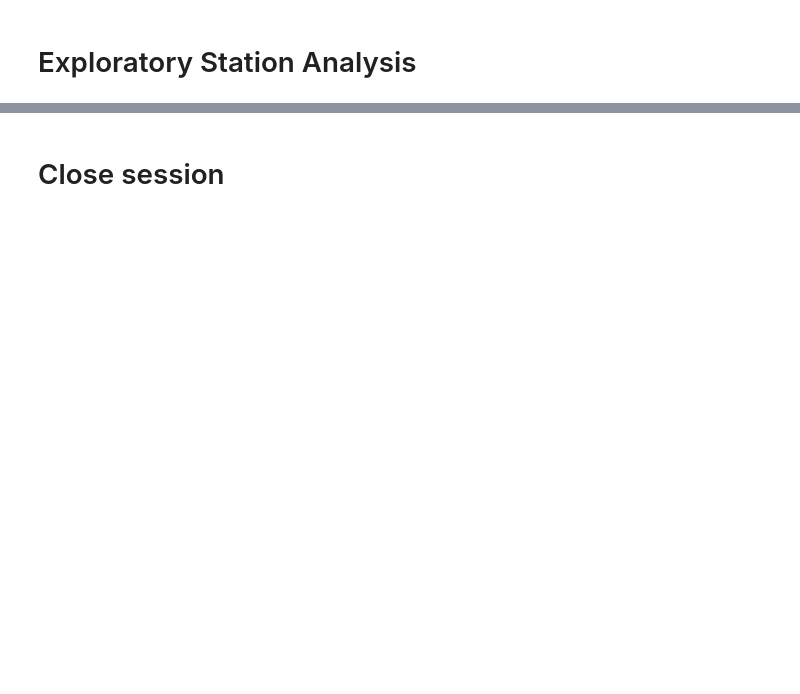
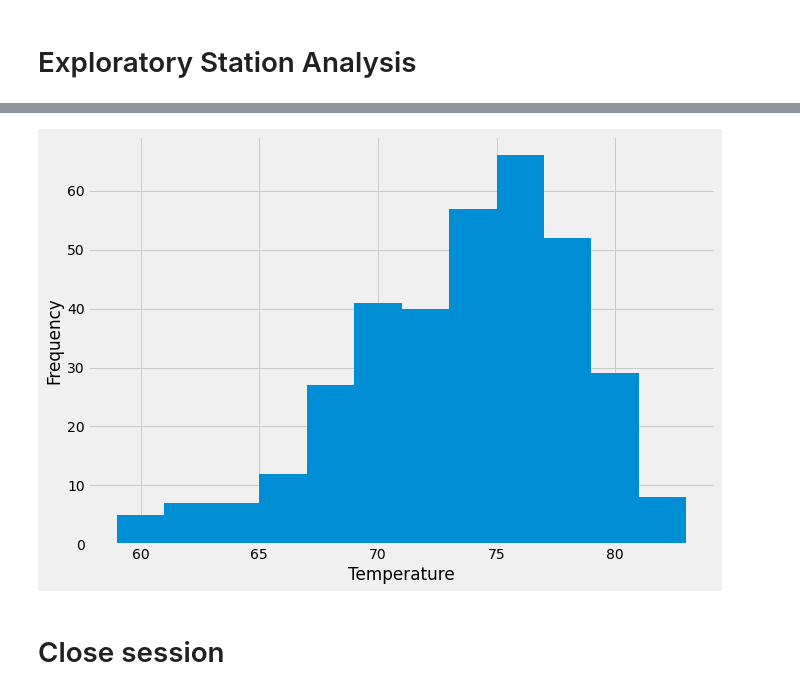
Before and after one commit to kclm40/sqlalchemy-challenge, a Jupyter notebook: climate_starter.ipynb, the cells around one changed output, grey strips where cells are left out. Saved outputs shown, nothing was run; the diff lists cells and outputs as text; code cells hidden in the pictures; blank space fills up the shorter version.

```diff
--- a/climate_starter.ipynb
+++ b/climate_starter.ipynb
@@ -90,2 +118,5 @@ plt.show()
 # %%
 # Using the most active station id from the previous query, calculate the lowest, highest, and average temperature.
+most_active = 'USC00519281'
+print(f'The most active station is: {most_active}.')
+session.query(func.min(Measurement.tobs), func.max(Measurement.tobs),func.avg(Measurement.tobs)).filter(Measurement.station == most_active).all()
@@ -92,3 +126,7 @@ plt.show()
 # %%
 # Using the most active station id
 # Query the last 12 months of temperature observation data for this station and plot the results as a histogram
+station_temp = (session.query(Measurement.date, Measurement.tobs).filter(Measurement.date >= '2016-08-24').filter(Measurement.date <= '2017-08-23').filter(Measurement.station == most_active).order_by(Measurement.date).all())
+
+temperature_df = pd.DataFrame(station_temp).set_index('date')
+temperature_df.head()
@@ -95,3 +141,14 @@ plt.show()
+# %%
+#temperature_df.plot(use_index=True)
+fig, ax = plt.subplots(figsize = (10,7))
+ax.hist(temperature_df['tobs'], bins = 12)
+plt.xlabel('Temperature')
+plt.ylabel('Frequency')
+
+#plt.hist('tobs')
+plt.show()
+# %% [output]
+[figure, added]
 # %% [markdown]
 # Close session
 # %%
```
Also changed, not shown: parts of 7 cells of this notebook.
